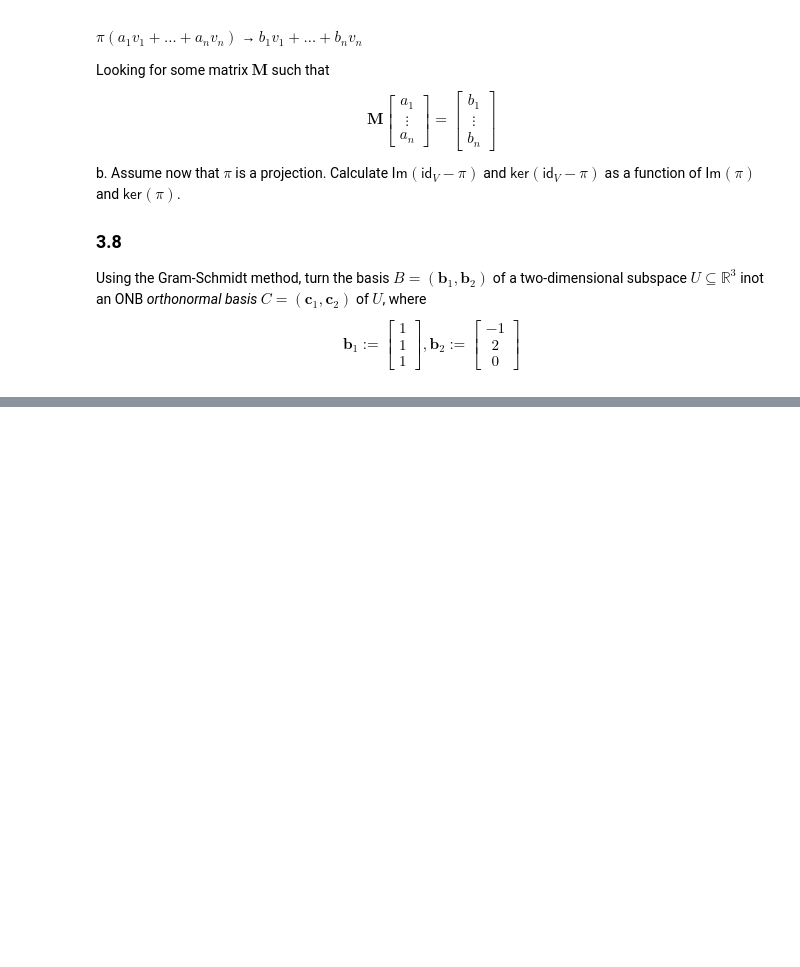
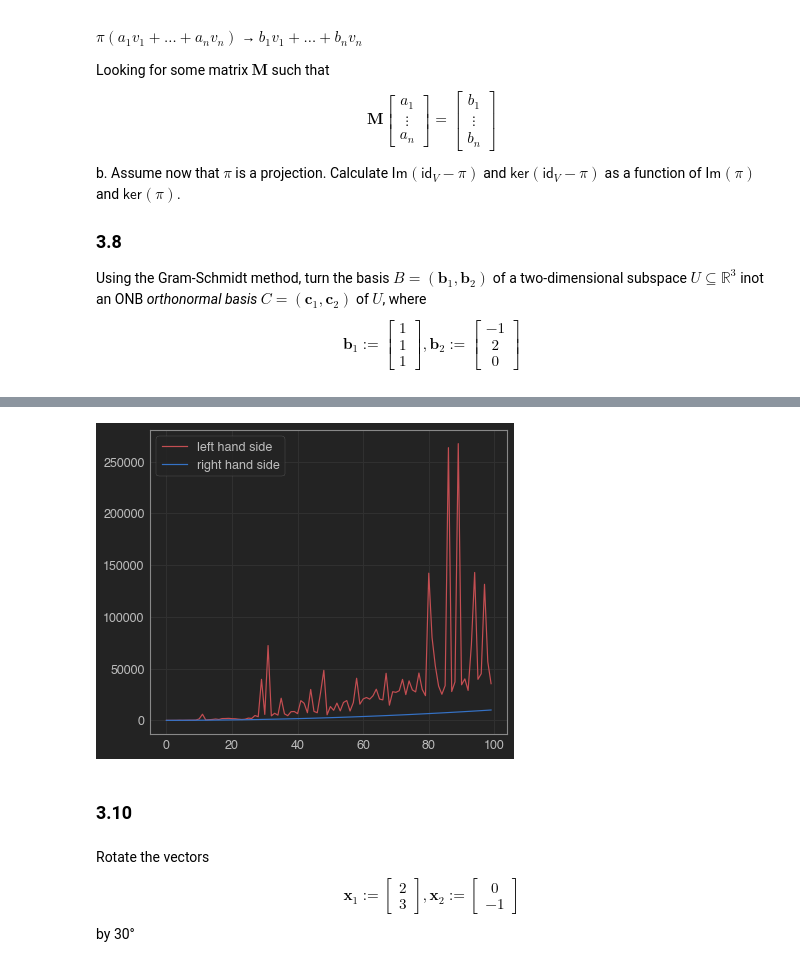
Before and after one commit to Pooret/biased_outliers, a Jupyter notebook: Ch. 3 Exercises.ipynb, the cells around one changed output, grey strips where cells are left out. Cells and saved outputs as stored; diff of their text form; code cells hidden in the pictures; blank space fills up the shorter version.

```diff
--- a/Ch. 3 Exercises.ipynb
+++ b/Ch. 3 Exercises.ipynb
@@ -618,0 +627,32 @@ plt.show()
+# %%
+# Just a quick exploration part deux
+values_of_n = np.linspace(1, 100, 100, dtype=int)
+lhs_dict = {}
+rhs_dict = {}
+for n in values_of_n:
+    # https://stackoverflow.com/questions/18659858/generating-a-list-of-random-numbers-summing-to-1
+    x = np.random.dirichlet(np.ones(n), size=1).reshape(n, 1)
+    lhs=0
+    rhs=n**2
+    for i in x:
+        val = 1/i
+        lhs += val
+    #print("n", n)
+    #print(lhs, " >= ", rhs)
+    lhs_dict[n] = lhs
+    rhs_dict[n] = rhs
+    #print()
+plt.plot(lhs_dict.values(), c='r', label='left hand side')
+plt.plot(rhs_dict.values(), c='b', label='right hand side')
+plt.legend()
+plt.show()
+# %% [output]
+[figure, added]
+# %% [markdown]
+### 3.10
+# %% [markdown]
+Rotate the vectors $$ \mathbf{x}_1:=\begin{bmatrix}
+2 \\
+3 \end{bmatrix}, \mathbf{x}_2:=\begin{bmatrix}
+0 \\
+-1 \end{bmatrix}$$ by 30&deg;
```
Also changed, not shown: parts of 35 cells of this notebook.
